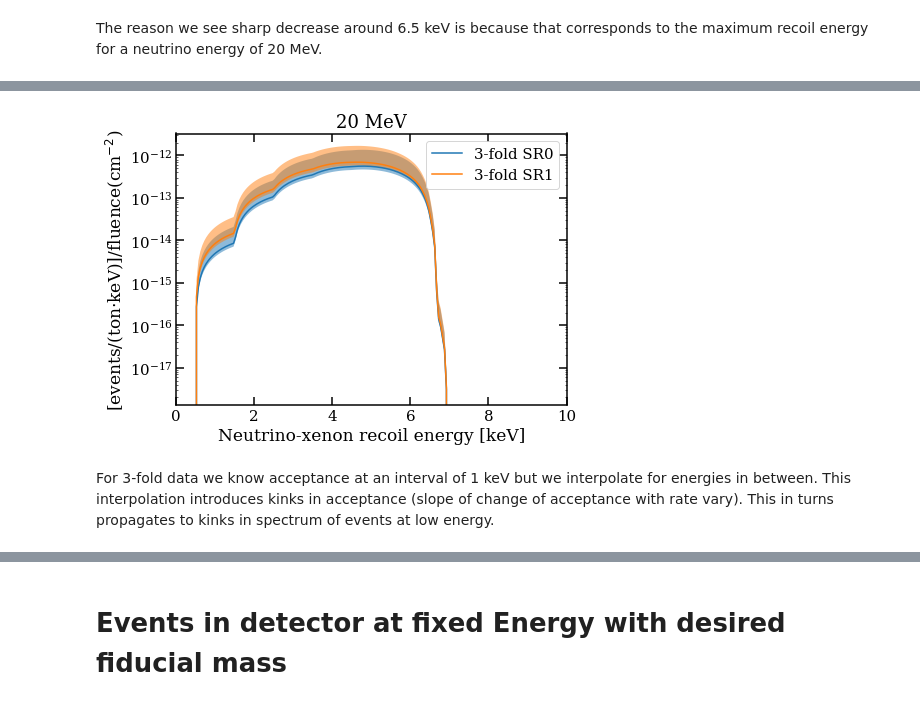
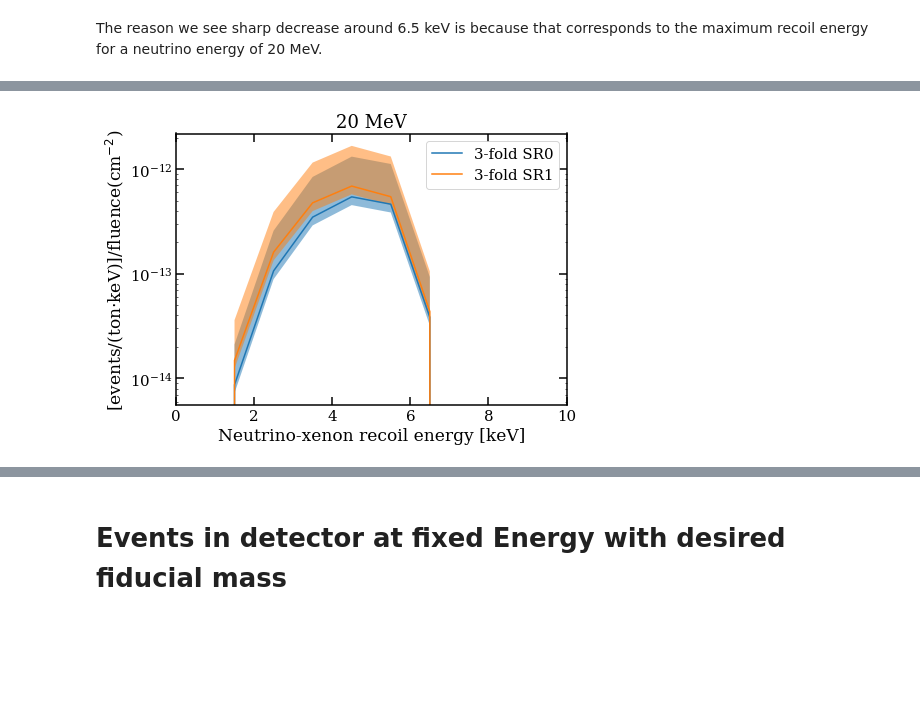
Before and after one commit to XENON1T/Gravitational-Waves, a Jupyter notebook: CEvNS+Neutrino+limit.ipynb, the cells around one changed output, grey strips where cells are left out. Drawn from its saved outputs; the diff is of its cells as text; code cells hidden in the pictures; blank space fills up the shorter version.

```diff
--- a/CEvNS+Neutrino+limit.ipynb
+++ b/CEvNS+Neutrino+limit.ipynb
@@ -551,3 +538,0 @@ array([1.12986795e-15, 5.66130793e-16, 3.04803560e-16, 1.17604744e-16,
-# %%
-for xe in NaturalXe:
-    print(xe.MaxRecoilEnergy(20*MeV))
@@ -564,29 +539,29 @@ for xe in NaturalXe:
 # %%
 fig, ax = plt.subplots(1, 1, figsize=(7,5))
+
+er = energy_3fold
 
 tot_rate = np.array([sum([xe.dRatedErecoil(x, 20*MeV) for xe in NaturalXe]) * accept_3fold_SR0(x) for x in er])
 tot_rate_low = tot_rate*modification_low
 tot_rate_up = tot_rate*modification_up
 ax.semilogy(er / keV, tot_rate / (keV**(-1) * ton**(-1)), label="3-fold SR0")
 plt.fill_between(er / keV, tot_rate_low * ton / (keV**(-1)), tot_rate_up * ton / (keV**(-1)), alpha = 0.5)
 
 tot_rate = np.array([sum([xe.dRatedErecoil(x, 20*MeV) for xe in NaturalXe]) * accept_3fold_SR1(x) for x in er])
 tot_rate_low = tot_rate*modification_low
 tot_rate_up = tot_rate*modification_up
 ax.semilogy(er / keV, tot_rate / (keV**(-1) * ton**(-1)), label="3-fold SR1")
 plt.fill_between(er / keV, tot_rate_low * ton / (keV**(-1)), tot_rate_up * ton / (keV**(-1)), alpha = 0.5)
 
 ax.legend()
 ax.set_title(r"20 MeV")
 #ax.set_ylim([1e-2, 1e2])
 ax.set_xlim([0, 10])
 ax.set_xlabel("Neutrino-xenon recoil energy [keV]")
 ax.set_ylabel(r"[events/(ton$\cdot$keV)]/fluence(cm$^{-2}$)")
 ax.yaxis.set_ticks_position('both')
 ax.xaxis.set_ticks_position('both')
 
 plt.show()
 # %% [output]
-[figure, old version]
+[figure, new version]
-# %% [markdown]
-For 3-fold data we know acceptance at an interval of 1 keV but we interpolate for energies in between. This interpolation introduces kinks in acceptance (slope of change of acceptance with rate vary). This in turns propagates to kinks in spectrum of events at low energy.
```
Also changed, not shown: parts of 40 cells of this notebook.
